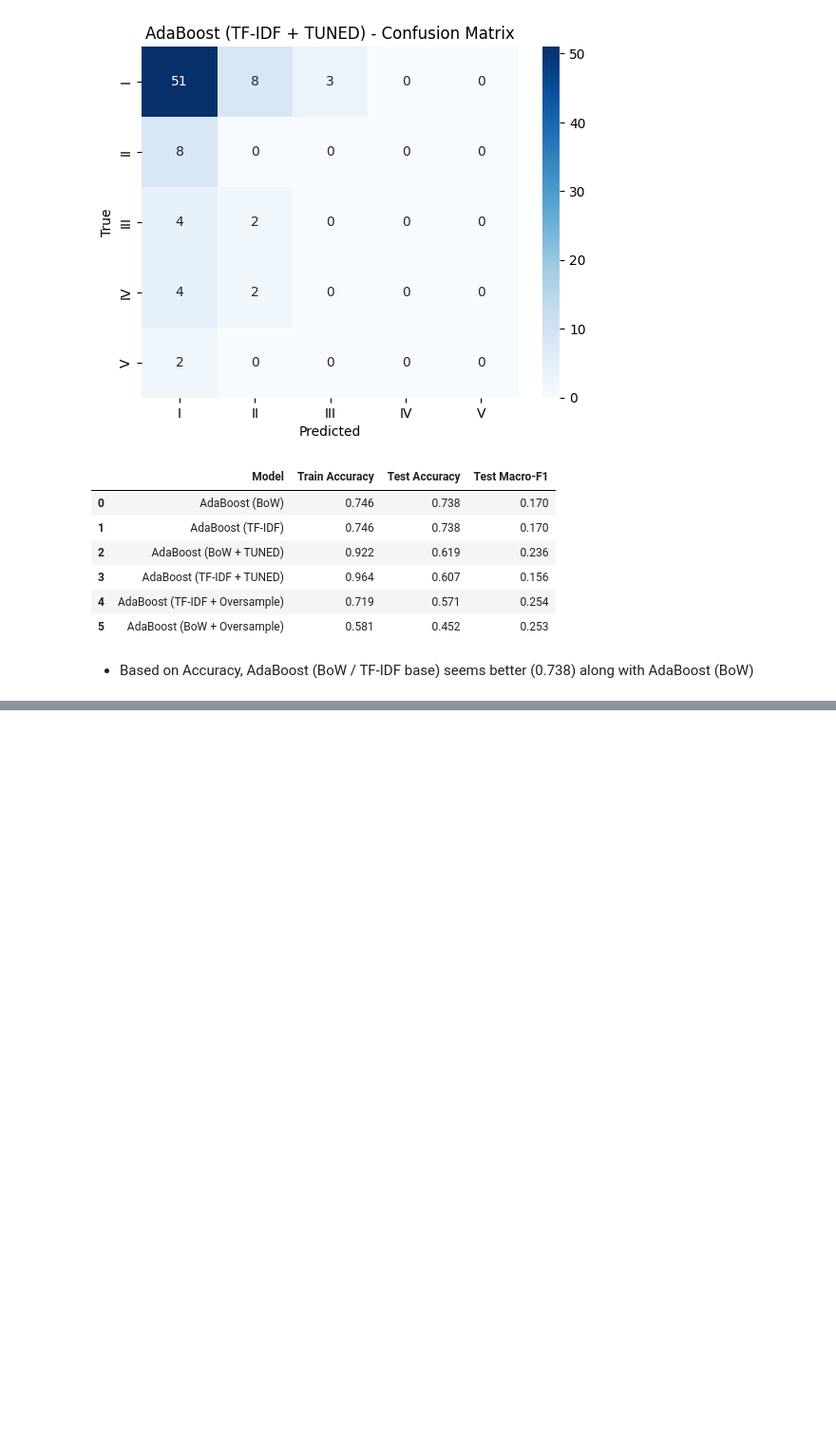
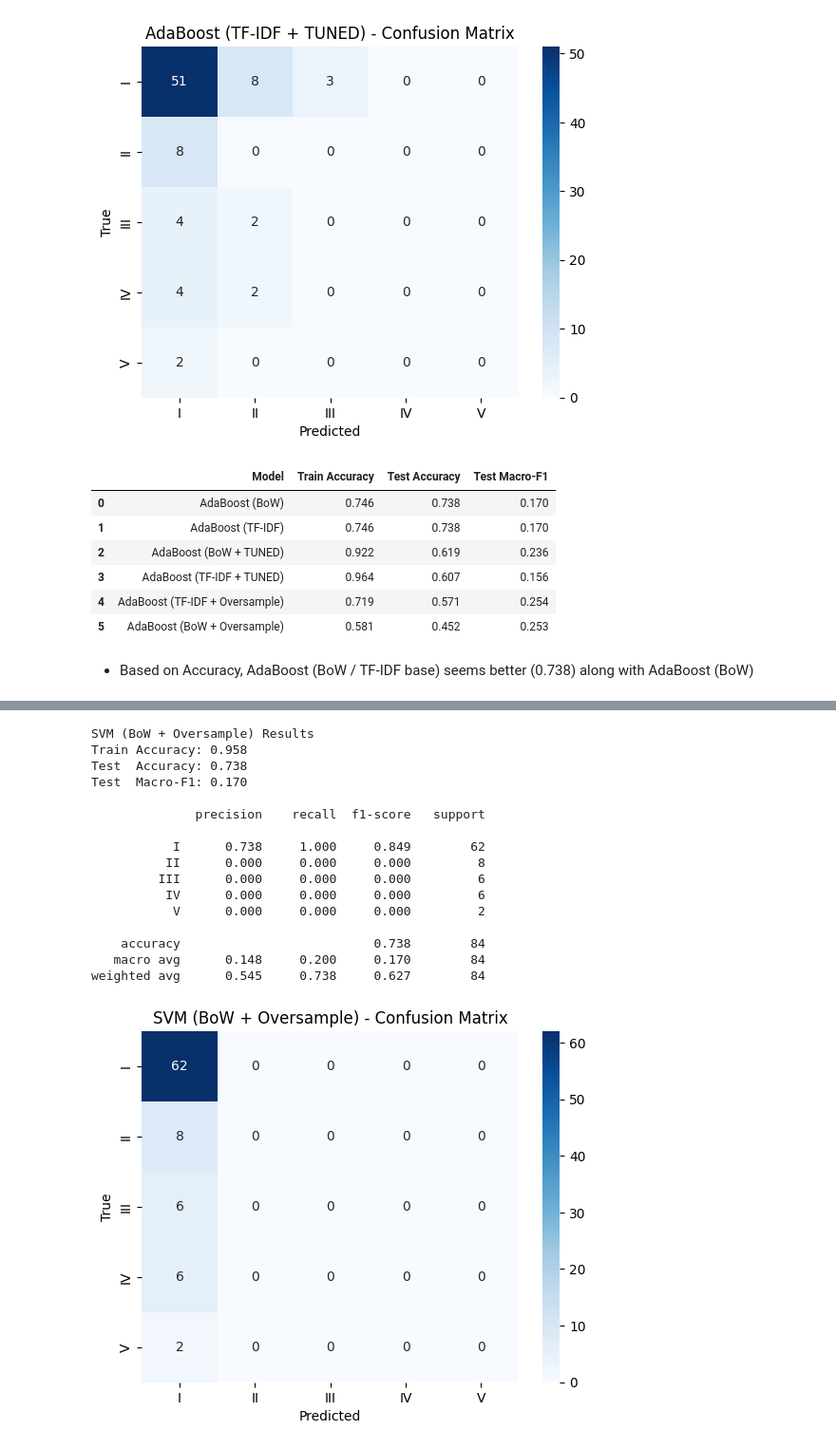
Before and after one commit to ABHINAVRISHI1983/nlp-chat-bot, a Jupyter notebook: NLPChatbot.ipynb, the cells around one changed output, grey strips where cells are left out. Shown at 95% size. Cells and saved outputs as stored; diff of their text form; code cells hidden in the pictures; blank space fills up the shorter version.

```diff
--- a/NLPChatbot.ipynb
+++ b/NLPChatbot.ipynb
@@ -680,0 +762,21 @@ display(final_df)
+# %%
+# Evaluate AdaBoost BoW with over sampling
+evaluate_and_log(svm_bow_overs,  X_train, y_train, X_test, y_test, "SVM (BoW + Oversample)", RESULTS)
+# %% [output]
+SVM (BoW + Oversample) Results
+Train Accuracy: 0.958
+Test  Accuracy: 0.738
+Test  Macro-F1: 0.170
+
+              precision    recall  f1-score   support
+
+           I      0.738     1.000     0.849        62
+          II      0.000     0.000     0.000         8
+         III      0.000     0.000     0.000         6
+          IV      0.000     0.000     0.000         6
+           V      0.000     0.000     0.000         2
+
+    accuracy                          0.738        84
+   macro avg      0.148     0.200     0.170        84
+weighted avg      0.545     0.738     0.627        84
+[figure, added]
```
Also changed, not shown: parts of 13 cells of this notebook.
